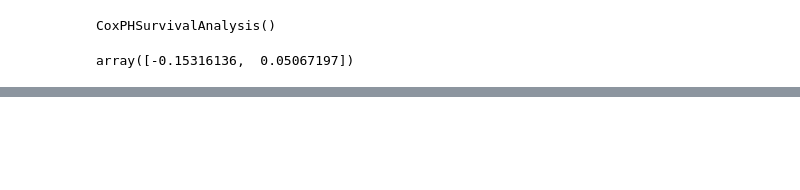
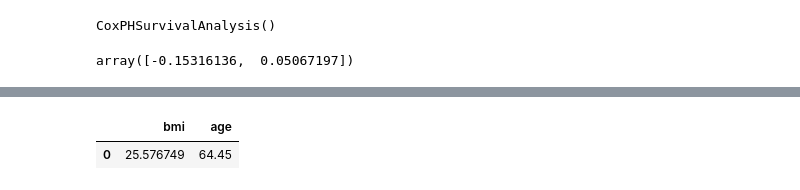
Before and after one commit to CARRIER-project/verticox, a Jupyter notebook: Untitled.ipynb, the cells around one changed output, grey strips where cells are left out. Saved outputs shown, nothing was run; the diff lists cells and outputs as text; code cells hidden in the pictures; blank space fills up the shorter version.

```diff
--- a/Untitled.ipynb
+++ b/Untitled.ipynb
@@ -92,7 +70,7 @@ subset
 # %%
 from sksurv.datasets import get_x_y
 # %%
-features, outcome = get_x_y(subset, ('event_happened', 'event_time'), pos_label=True)
+features, outcome = get_x_y(df, ('event_happened', 'event_time'), pos_label=True)
 
 features, outcome
 # %% [output]
@@ -115,4 +93,12 @@ features, outcome
        dtype=[('event_happened', '?'), ('event_time', '<f8')]))
+# %%
+selection = np.array(select_rows(df.shape[0]))
+
+train_features = features.iloc[selection]
+train_outcome = outcome[selection]
+
+test_features = features.iloc[np.array(selection)]
+test_outcome = outcome[~selection]
 # %%
 from sksurv.linear_model import CoxPHSurvivalAnalysis
 # %%
@@ -131,0 +124,9 @@ NameError: name 'test_df' is not defined
+# %%
+mean_features = test_features.mean()
+
+
+mean_features = pd.DataFrame(mean_features.values.reshape((1, -1)), columns=mean_features.index)
+mean_features
+# %% [output]
+|  | bmi | age |
+| 0 | 25.576749 | 64.45 |
```
Also changed, not shown: parts of 18 cells of this notebook, 7 other files.
